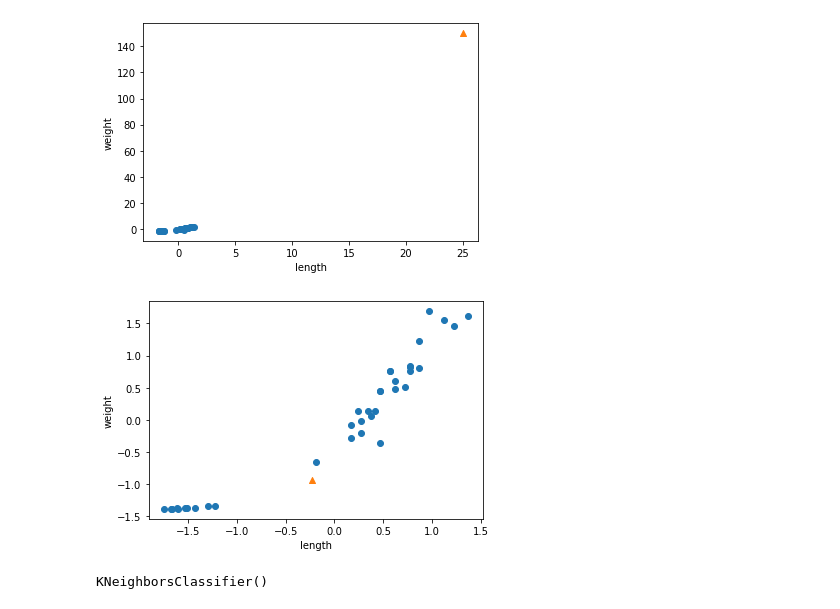
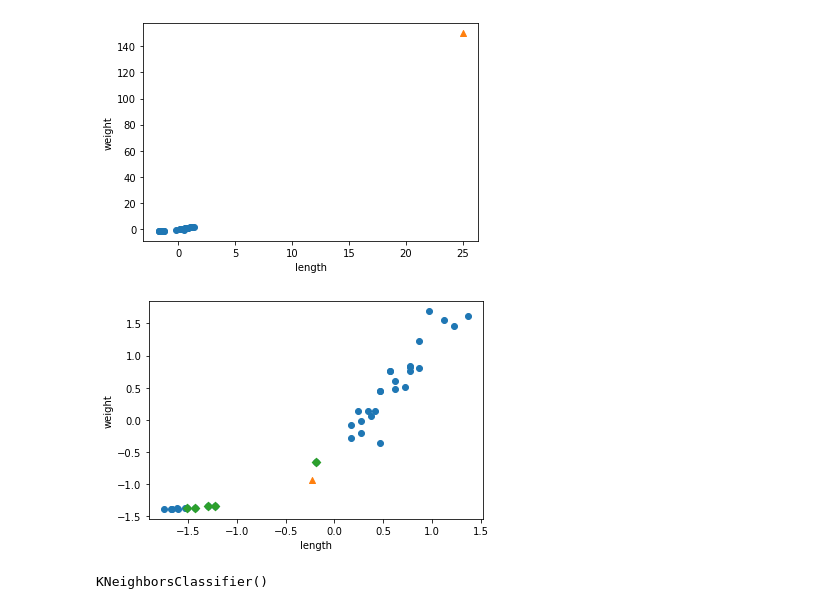
Before and after one commit to YouKyoung-Na/cnu_python_basic, a Jupyter notebook: 데이터전처리-3.ipynb, the cells around one changed output. Saved outputs shown, nothing was run; the diff lists cells and outputs as text; code cells hidden in the pictures.

```diff
--- a/데이터전처리-3.ipynb
+++ b/데이터전처리-3.ipynb
@@ -195,11 +195,12 @@ new = ([25,150]-mean)/std
 # %%
 plt.scatter(train_scaled[:, 0], train_scaled[:, 1])
 plt.scatter(new[0], new[1], marker ='^')
+plt.scatter(train_scaled[indexes,0], train_scaled[indexes, 1], marker='D')
 plt.xlabel('length')
 plt.ylabel('weight')
 plt.show()
 # %% [output]
-[figure, old version]
+[figure, new version]
 # %%
 #정규화 된 데이터로 학습
 kn.fit(train_scaled, train_target)
```
Also changed, not shown: 4 other files.
